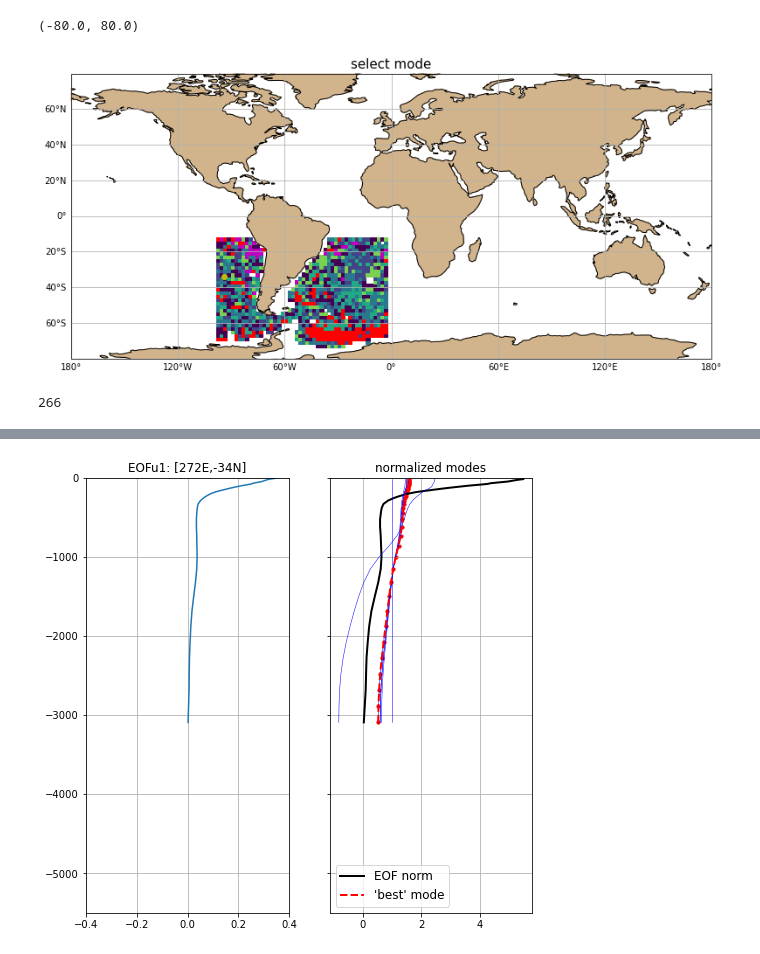
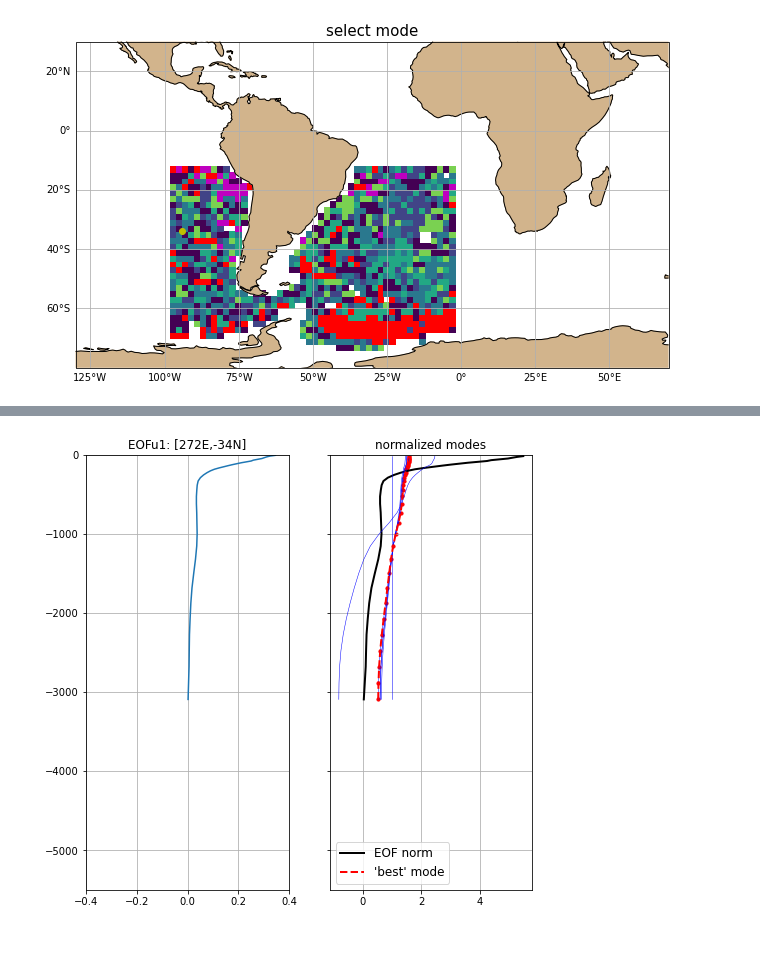
Before and after one commit to jakesteinberg/CPT, a Jupyter notebook: bottom_slope_find_relevant_mode.ipynb, the cells around one changed output, grey strips where cells are left out. Drawn from its saved outputs; the diff is of its cells as text; code cells hidden in the pictures.

```diff
--- a/bottom_slope_find_relevant_mode.ipynb
+++ b/bottom_slope_find_relevant_mode.ipynb
@@ -23,6 +45,7 @@ data_modes = xr.open_dataset(mode_path)
 z = -1*data_modes.z.data
 select_mode_all = np.nan*np.ones((len(data_modes.lat),len(data_modes.lon), len(z)))
 select_mode_i = np.nan*np.ones((len(data_modes.lat),len(data_modes.lon)))
+select_phase = np.nan*np.ones((len(data_modes.lat),len(data_modes.lon)))
 for i in tqdm(range(len(data_modes.lat))): # these are indices of the total lat/lon list (match EOF indices)
     for j in range(len(data_modes.lon)):
         # skip if nan
@@ -37,6 +60,7 @@ for i in tqdm(range(len(data_modes.lat))): # these are indices of the total lat/
 
         these_modes = data_modes.modes[i,j,0,:,:,1].data # 1st, baroclinic modes (sb + fb)
         this_fb_m0 = data_modes.modes[i,j,0,np.int(data_modes.fbmi[i,j]),:,0].data # 0th, barotropic mode
+        these_phases = data_modes.phase[i,j,0,:,1] # phase speeds of modes
         # -- non-nan z coords
         # good = np.where(~np.isnan(these_modes[np.int(data_modes.fbmi[i,j]),:]))[0]
         good_m = np.where(~np.isnan(these_modes[np.int(data_modes.fbmi[i,j]),:]))[0]          # align in the vertical
@@ -65,24 +89,22 @@ for i in tqdm(range(len(data_modes.lat))): # these are indices of the total lat/
         select_mode_i[i,j] = select_m_i
         if select_m_i == np.int(data_modes.fbmi[i,j]+1):
             select_mode_i[i,j] = 10
+        if select_m_i == 0:
+            select_phase[i,j] = np.nan
+        else:
+            select_phase[i,j] = these_phases[select_m_i - 1]
+            if select_phase[i,j] > 10:
+                select_phase[i,j] = np.nan
 # %%
 f, ax = plt.subplots(1,1,figsize=(14,6), subplot_kw={'projection':ccrs.PlateCarree(central_longitude=0)})
-cmap = plt.get_cmap('viridis')
-cmap.set_under('r')
-cmap.set_over('m')
+cmap = plt.get_cmap('viridis'); cmap.set_under('r'); cmap.set_over('m')
 ax.pcolor(lon_in[data_modes.lon.data],lat_in[data_modes.lat.data],select_mode_i,cmap=cmap,vmin=1,vmax=6)
 ax.scatter(data_modes.longitude.data[2],data_modes.latitude.data[20],color='y',transform=ccrs.PlateCarree())
 ax.add_feature(cartopy.feature.LAND, color='#D2B48C',zorder=1)
 ax.coastlines(); gl = ax.gridlines(draw_labels=True)
 ax.set_title('select mode',fontsize=15)
 gl.xlabels_top = False; gl.ylabels_right = False
-ax.set_xlim([-180,180])
-ax.set_ylim([-80,80])
+ax.set_xlim([-130,70]); ax.set_ylim([-80,30]);
 # f.savefig('/Users/jakesteinberg/Documents/CPT/meetings/2022_06_14/mode_select.jpg', dpi=300)
 # %% [output]
-(-80.0, 80.0)
-[figure, old version]
+[figure, new version]
-# %%
-data_modes.longitude.data[2]
-# %% [output]
-266
```
Also changed, not shown: parts of 3 cells of this notebook, 2 other files.
